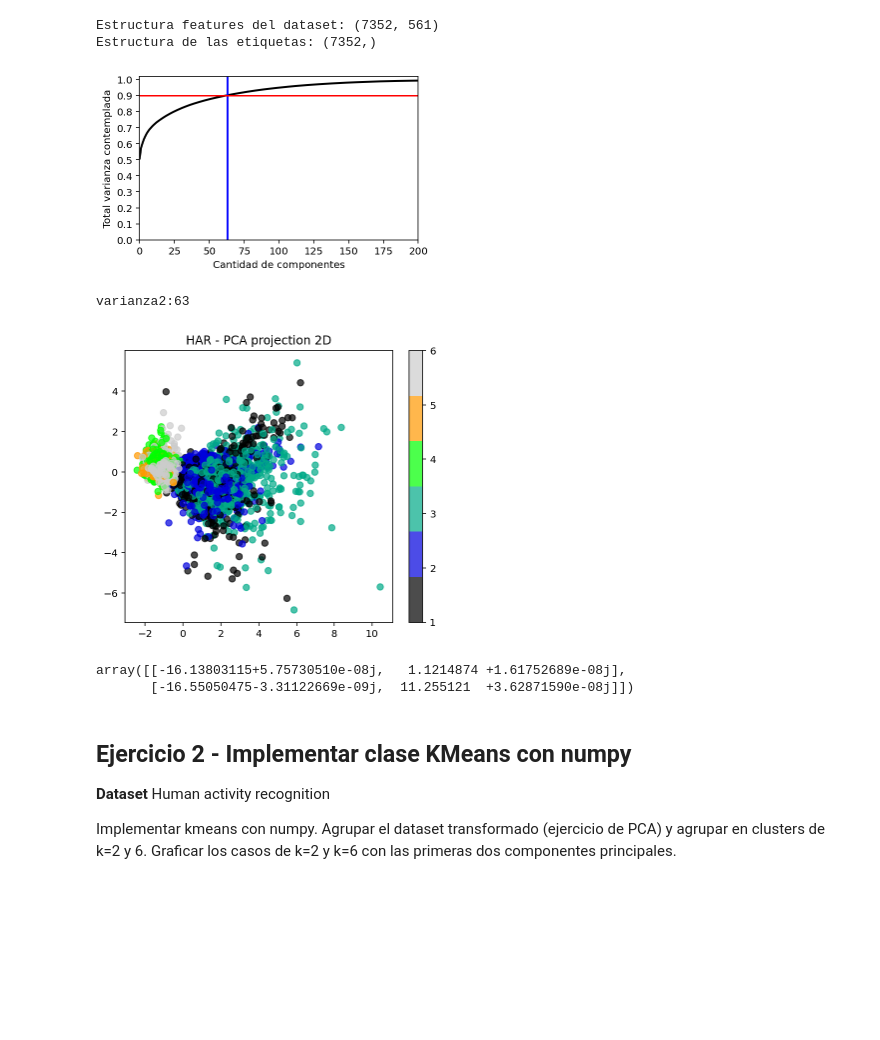
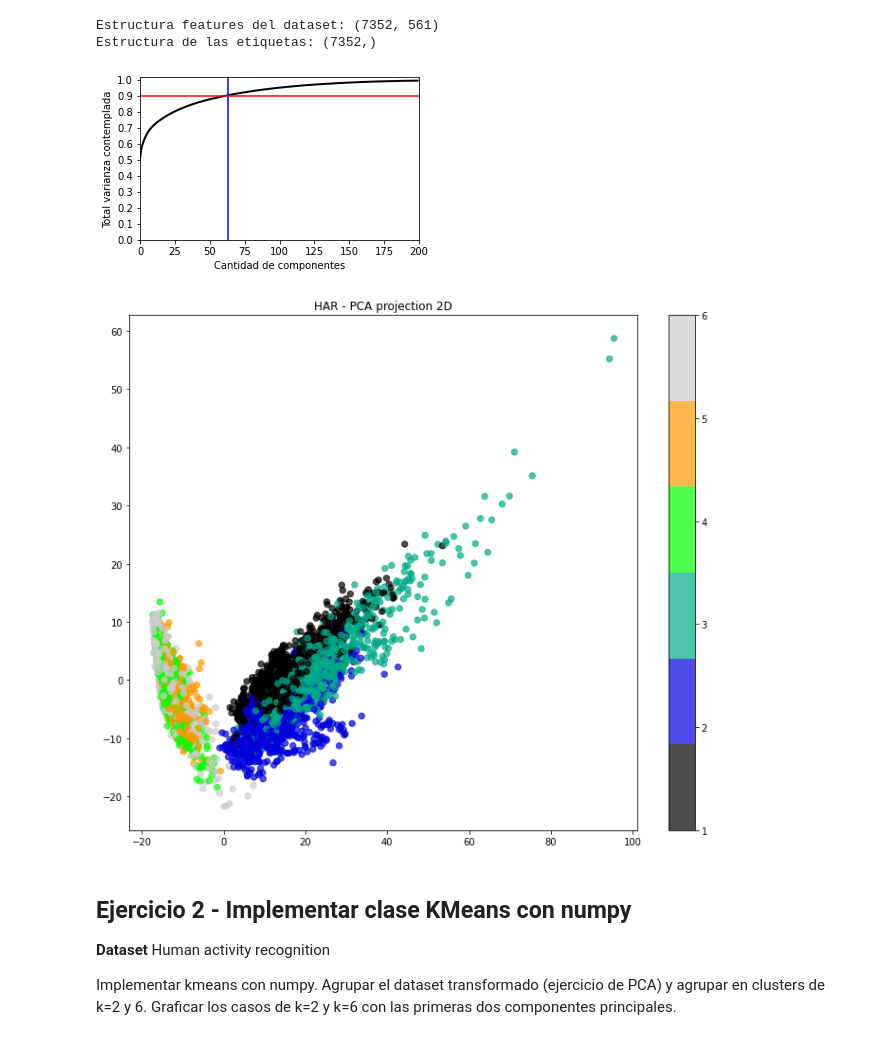
Before and after one commit to santiagobiobot/uba-ia-inteligencia-artificial, a Jupyter notebook: tp1/Trabajo_Practico_1-Fux.ipynb, the cells around one changed output. Saved outputs shown, nothing was run; the diff lists cells and outputs as text; code cells hidden in the pictures; blank space fills up the shorter version.

```diff
--- a/tp1/Trabajo_Practico_1-Fux.ipynb
+++ b/tp1/Trabajo_Practico_1-Fux.ipynb
@@ -86,39 +64,32 @@ class PCA:
 # %%
-X_scaled = standarize(X_train)
-
-pca = PCA()
-varianza = pca.fit(200, X_scaled)
+#instancio mi clase PCA
+pca = PCA_numpy()
+#hago el calculo solo para las componentes ppales que me dan el 90%
+pca1 = pca.fit_and_transform(63, X_train)
+#hago el calculo para las primeras 200 componentes
+pca2 = pca.fit_and_transform(200, X_train)
 
 plt.figure(figsize=(5,3))
-plt.plot(np.cumsum(varianza), color='k', lw=2)
+#dibujo la varianza contemplada según componentes más importantes acumuladas
+plt.plot(np.cumsum(pca2[0]), color='k', lw=2)
 plt.xlabel('Cantidad de componentes')
 plt.ylabel('Total varianza contemplada')
 plt.xlim(0, 200)
 plt.yticks(np.arange(0, 1.1, 0.1))
 plt.axvline(63, c='b')
 plt.axhline(0.9, c='r')
-plt.show();
+plt.show()
 # %% [output]
-[figure, old version]
+[figure, new version]
 # %%
-
-varianza2 = pca.fit(63, X_scaled)
-X_pca = pca.transform(X_scaled)
-
 # Graficamos los primeros dos componentes
-plt.figure(figsize=(6,5))
-plt.scatter(X_pca[:, 0], X_pca[:, 1], c=y_train, alpha=0.7, s=40, cmap=plt.cm.get_cmap('nipy_spectral', 6))
+plt.figure(figsize=(12,10))
+plt.scatter(-pca1[1][:, 0], -pca1[1][:, 1], c=y_train, alpha=0.7, s=40, cmap=plt.cm.get_cmap('nipy_spectral', 6))
 plt.rcParams['axes.grid'] = False #Evita un warning
 plt.colorbar()
 plt.title('HAR - PCA projection 2D');
 # %% [output]
-varianza2:63
-[figure, old version]
+[figure, new version]
-# %%
-X_pca[0:2, 0:2] *13.688
-# %% [output]
-array([[-16.13803115+5.75730510e-08j,   1.1214874 +1.61752689e-08j],
-       [-16.55050475-3.31122669e-09j,  11.255121  +3.62871590e-08j]])
 # %% [markdown]
 ## Ejercicio 2 - Implementar clase KMeans con numpy
 **Dataset** Human activity recognition
```
Also changed, not shown: parts of 18 cells of this notebook.
